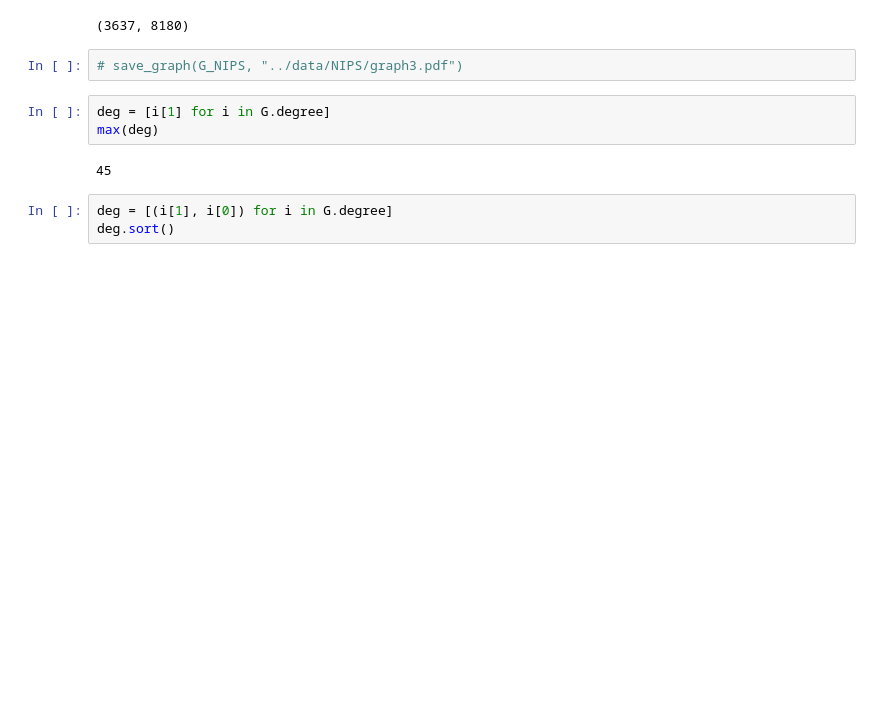
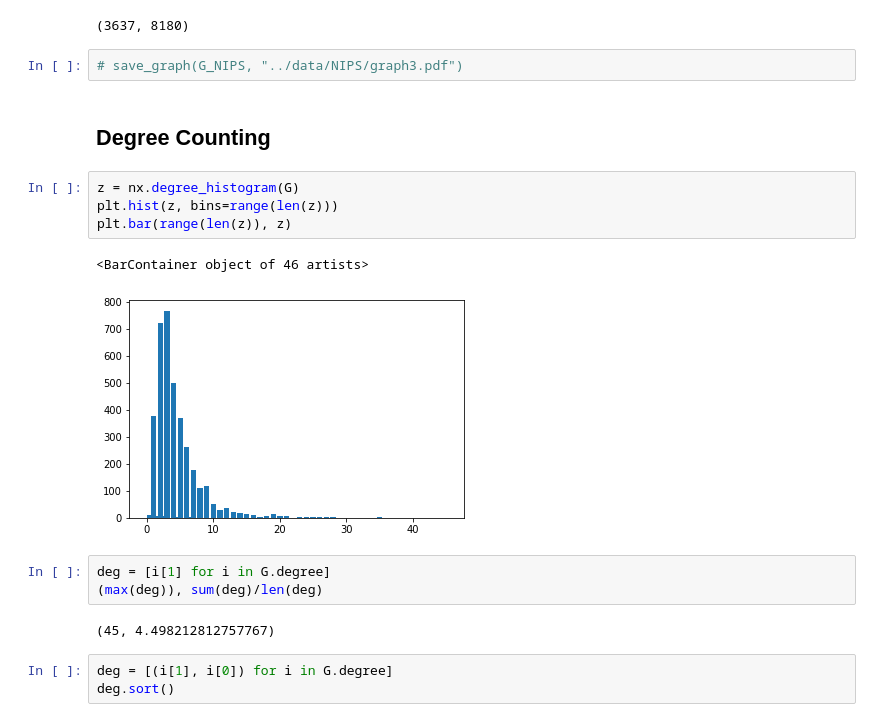
Before and after one commit to anmokhta/DSC180A-Project1, a Jupyter notebook: notebooks/w7.ipynb, the cells around one changed output. Drawn from its saved outputs; the diff is of its cells as text; blank space fills up the shorter version.

```diff
--- a/notebooks/w7.ipynb
+++ b/notebooks/w7.ipynb
@@ -80,11 +80,20 @@ len(G), G.size()
 (3637, 8180)
 # %%
 # save_graph(G_NIPS, "../data/NIPS/graph3.pdf")
+# %% [markdown]
+## Degree Counting
+# %%
+z = nx.degree_histogram(G)
+plt.hist(z, bins=range(len(z)))
+plt.bar(range(len(z)), z)
+# %% [output]
+<BarContainer object of 46 artists>
+[figure, added]
 # %%
 deg = [i[1] for i in G.degree]
-max(deg)
+(max(deg)), sum(deg)/len(deg)
 # %% [output]
-45
+(45, 4.498212812757767)
 # %%
 deg = [(i[1], i[0]) for i in G.degree]
 deg.sort()
```
Also changed, not shown: parts of 13 cells of this notebook.
